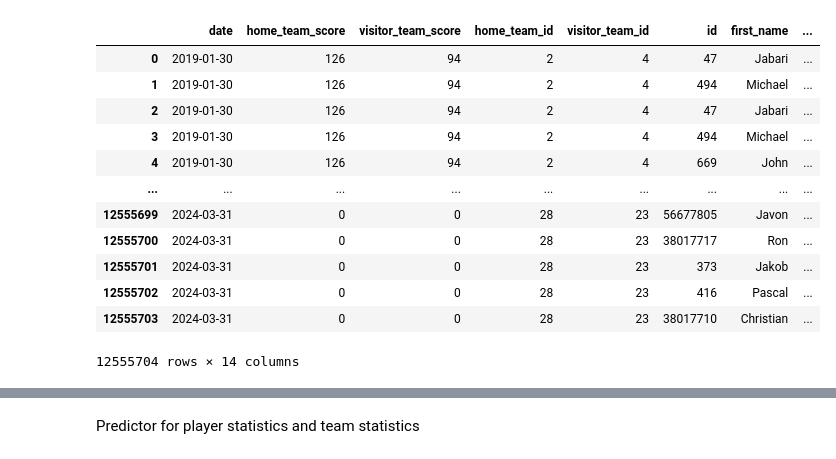
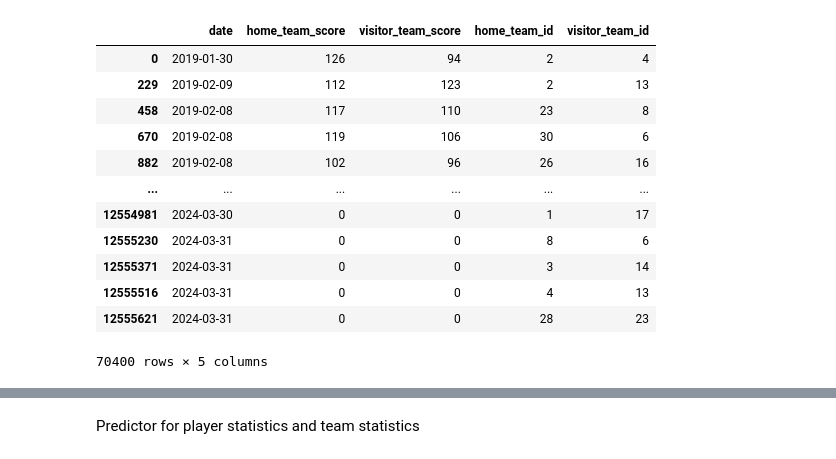
Before and after one commit to RyanCao2005/NBA-predictor, a Jupyter notebook: BinaryClassifier.ipynb, the cells around one changed output, grey strips where cells are left out. Saved outputs shown, nothing was run; the diff lists cells and outputs as text; code cells hidden in the pictures.

```diff
--- a/BinaryClassifier.ipynb
+++ b/BinaryClassifier.ipynb
@@ -11,35 +16,41 @@ import numpy as np
 # %%
 import pandas as pd
 
 # load datasets
 games_data = pd.read_csv("games.csv")
 teams_data = pd.read_csv("team.csv")
 
 # Define columns to be selected
 selected_columns_games = ['date', 'home_team_score', 'visitor_team_score', 'home_team_id', 'visitor_team_id']
 
+
 # Merge datasets
 merged_data = pd.merge(games_data[selected_columns_games], teams_data, how='inner', left_on='home_team_id', right_on='team_id')
 
 # Ensure 'date' column is in datetime format and sort by date and keep relevant data(last 3-4 seasons)
 merged_data['date'] = pd.to_datetime(merged_data['date']).dt.tz_localize(None)
 
 # View the final dataframe
+game_columns = ['date', 'home_team_score', 'visitor_team_score', 'home_team_id', 'visitor_team_id']
+
+# Create a new dataframe with unique games
+merged_data = merged_data[game_columns].drop_duplicates()
+
 merged_data
 # %% [output]
-|  | date | home_team_score | visitor_team_score | home_team_id | visitor_team_id | id | first_name | ... |
-| 0 | 2019-01-30 | 126 | 94 | 2 | 4 | 47 | Jabari | ... |
-| 1 | 2019-01-30 | 126 | 94 | 2 | 4 | 494 | Michael | ... |
-| 2 | 2019-01-30 | 126 | 94 | 2 | 4 | 47 | Jabari | ... |
-| 3 | 2019-01-30 | 126 | 94 | 2 | 4 | 494 | Michael | ... |
-| 4 | 2019-01-30 | 126 | 94 | 2 | 4 | 669 | John | ... |
-| ... | ... | ... | ... | ... | ... | ... | ... | ... |
-| 12555699 | 2024-03-31 | 0 | 0 | 28 | 23 | 56677805 | Javon | ... |
-| 12555700 | 2024-03-31 | 0 | 0 | 28 | 23 | 38017717 | Ron | ... |
-| 12555701 | 2024-03-31 | 0 | 0 | 28 | 23 | 373 | Jakob | ... |
-| 12555702 | 2024-03-31 | 0 | 0 | 28 | 23 | 416 | Pascal | ... |
-| 12555703 | 2024-03-31 | 0 | 0 | 28 | 23 | 38017710 | Christian | ... |
+|  | date | home_team_score | visitor_team_score | home_team_id | visitor_team_id |
+| 0 | 2019-01-30 | 126 | 94 | 2 | 4 |
+| 229 | 2019-02-09 | 112 | 123 | 2 | 13 |
+| 458 | 2019-02-08 | 117 | 110 | 23 | 8 |
+| 670 | 2019-02-08 | 119 | 106 | 30 | 6 |
+| 882 | 2019-02-08 | 102 | 96 | 26 | 16 |
+| ... | ... | ... | ... | ... | ... |
+| 12554981 | 2024-03-30 | 0 | 0 | 1 | 17 |
+| 12555230 | 2024-03-31 | 0 | 0 | 8 | 6 |
+| 12555371 | 2024-03-31 | 0 | 0 | 3 | 14 |
+| 12555516 | 2024-03-31 | 0 | 0 | 4 | 13 |
+| 12555621 | 2024-03-31 | 0 | 0 | 28 | 23 |
-12555704 rows × 14 columns
+70400 rows × 5 columns
 # %%
 def calculate_date_features(merged_data):
     # Ensure 'date' column is in datetime format and sort by date
```
Also changed, not shown: parts of 15 cells of this notebook.
